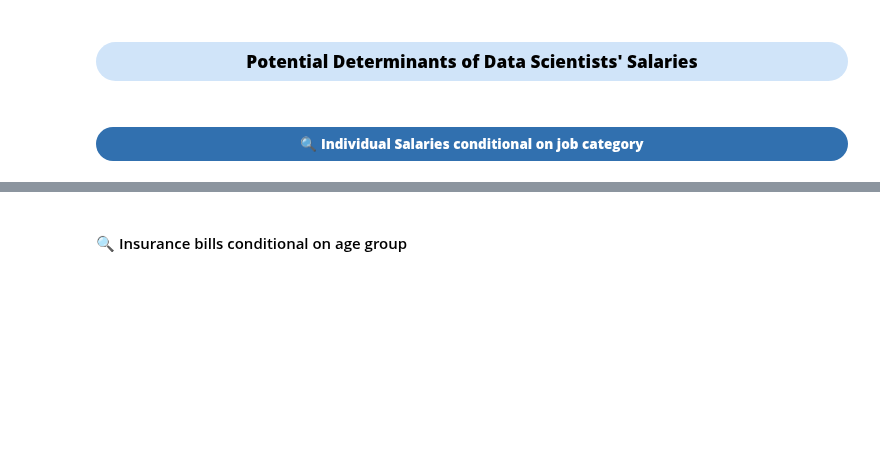
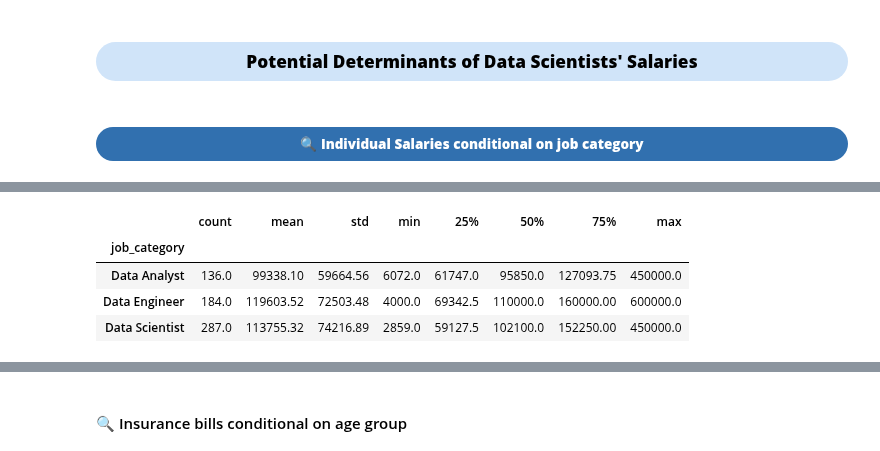
Before and after one commit to akramkhal/KaggleProjects, a Jupyter notebook: DataScieSalary/ds_salary.ipynb.ipynb, the cells around one changed output, grey strips where cells are left out. Saved outputs shown, nothing was run; the diff lists cells and outputs as text; code cells hidden in the pictures; blank space fills up the shorter version.

```diff
--- a/DataScieSalary/ds_salary.ipynb.ipynb
+++ b/DataScieSalary/ds_salary.ipynb.ipynb
@@ -912,0 +743,9 @@ print(hypothesis_test(pval))
+# %%
+data_group_salary = raw_data.groupby('job_category')['salary_in_usd'].describe().round(2)
+display(data_group_salary)
+# %% [output]
+|  | count | mean | std | min | 25% | 50% | 75% | max |
+| job_category |  |  |  |  |  |  |  |  |
+| Data Analyst | 136.0 | 99338.10 | 59664.56 | 6072.0 | 61747.0 | 95850.0 | 127093.75 | 450000.0 |
+| Data Engineer | 184.0 | 119603.52 | 72503.48 | 4000.0 | 69342.5 | 110000.0 | 160000.00 | 600000.0 |
+| Data Scientist | 287.0 | 113755.32 | 74216.89 | 2859.0 | 59127.5 | 102100.0 | 152250.00 | 450000.0 |
```
Also changed, not shown: parts of 79 cells of this notebook.
